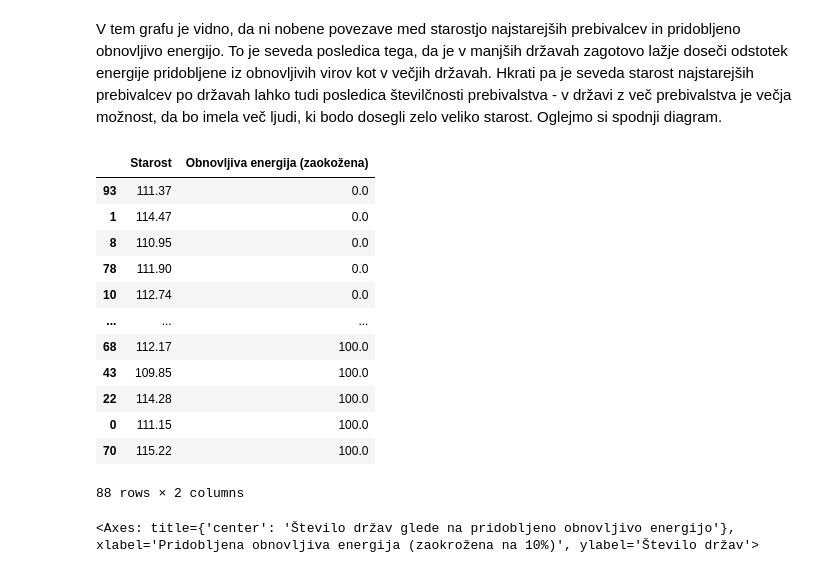
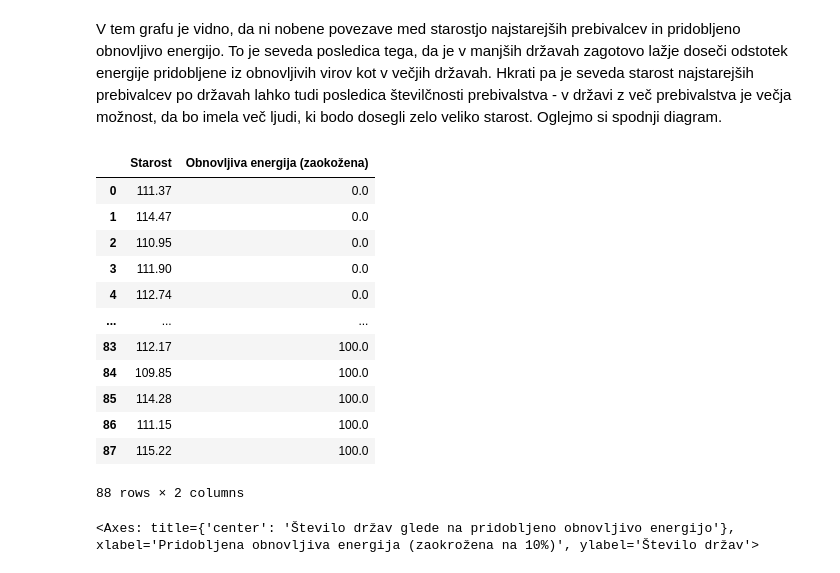
Before and after one commit to MAj-01/projektna_naloga_UVP, a Jupyter notebook: analiza_podatkov.ipynb, the cells around one changed output. Saved outputs shown, nothing was run; the diff lists cells and outputs as text; code cells hidden in the pictures.

```diff
--- a/analiza_podatkov.ipynb
+++ b/analiza_podatkov.ipynb
@@ -240,23 +239,25 @@ tabela_ekonomije_obnovljiva_energija_urejena[['Odstotek pridobljene obnovljive e
 V tem grafu je vidno, da ni nobene povezave med starostjo najstarejših prebivalcev in pridobljeno obnovljivo energijo. To je seveda posledica tega, da je v manjših državah zagotovo lažje doseči odstotek energije pridobljene iz obnovljivih virov kot v večjih državah. Hkrati pa je seveda starost najstarejših prebivalcev po državah lahko tudi posledica številčnosti prebivalstva - v državi z več prebivalstva je večja možnost, da bo imela več ljudi, ki bodo dosegli zelo veliko starost.
 Oglejmo si spodnji diagram.
 # %%
-# tabela_ekonomije_obnovljiva_energija_urejena = tabela_ekonomije_obnovljiva_energija_urejena.reset_index(drop=True)
+# Ustvarimo nov stolpec z zaokroženimi vrednostmi obnovljive energije na desetice. Tako bo lažje
+# predstaviti podatke v stolpičnem diagramu.
+tabela_ekonomije_obnovljiva_energija_urejena = tabela_ekonomije_obnovljiva_energija_urejena.reset_index(drop=True)
 tabela_ekonomije_obnovljiva_energija_urejena['Obnovljiva energija (zaokožena)'] = tabela_ekonomije_obnovljiva_energija_urejena['Odstotek pridobljene obnovljive energije'].round(-1)
 tabela_ekonomije_obnovljiva_energija_urejena = tabela_ekonomije_obnovljiva_energija_urejena[['Starost', 'Obnovljiva energija (zaokožena)']]
 tabela_ekonomije_obnovljiva_energija_urejena
 # %% [output]
 |  | Starost | Obnovljiva energija (zaokožena) |
-| 93 | 111.37 | 0.0 |
+| 0 | 111.37 | 0.0 |
 | 1 | 114.47 | 0.0 |
-| 8 | 110.95 | 0.0 |
-| 78 | 111.90 | 0.0 |
-| 10 | 112.74 | 0.0 |
+| 2 | 110.95 | 0.0 |
+| 3 | 111.90 | 0.0 |
+| 4 | 112.74 | 0.0 |
 | ... | ... | ... |
-| 68 | 112.17 | 100.0 |
-| 43 | 109.85 | 100.0 |
-| 22 | 114.28 | 100.0 |
-| 0 | 111.15 | 100.0 |
-| 70 | 115.22 | 100.0 |
+| 83 | 112.17 | 100.0 |
+| 84 | 109.85 | 100.0 |
+| 85 | 114.28 | 100.0 |
+| 86 | 111.15 | 100.0 |
+| 87 | 115.22 | 100.0 |
 88 rows × 2 columns
 # %%
 stevilo_obnovljiva_energija_zaokrozeno = tabela_ekonomije_obnovljiva_energija_urejena['Obnovljiva energija (zaokožena)'].value_counts().sort_index()
```
Also changed, not shown: parts of 24 cells of this notebook.
